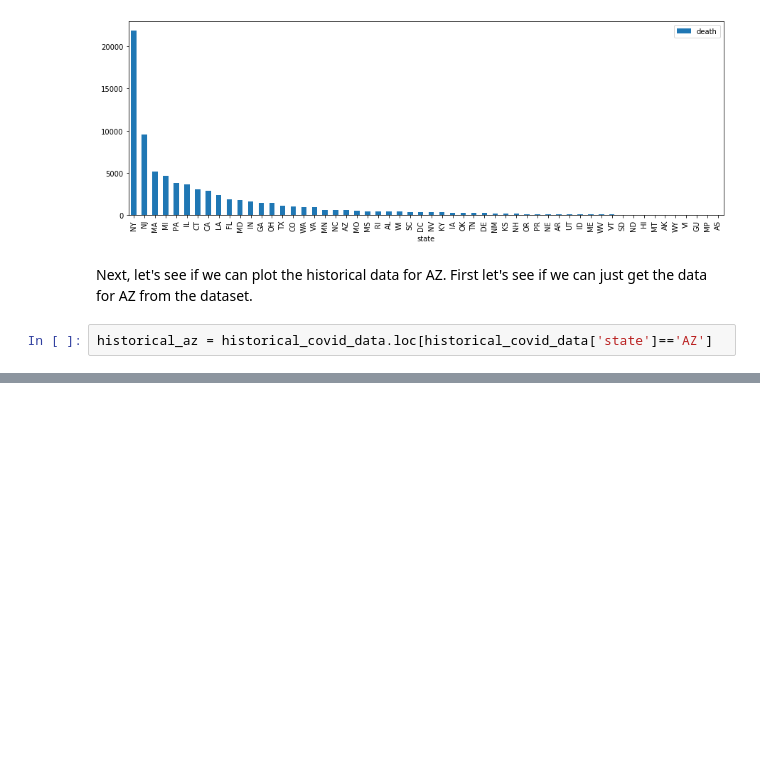
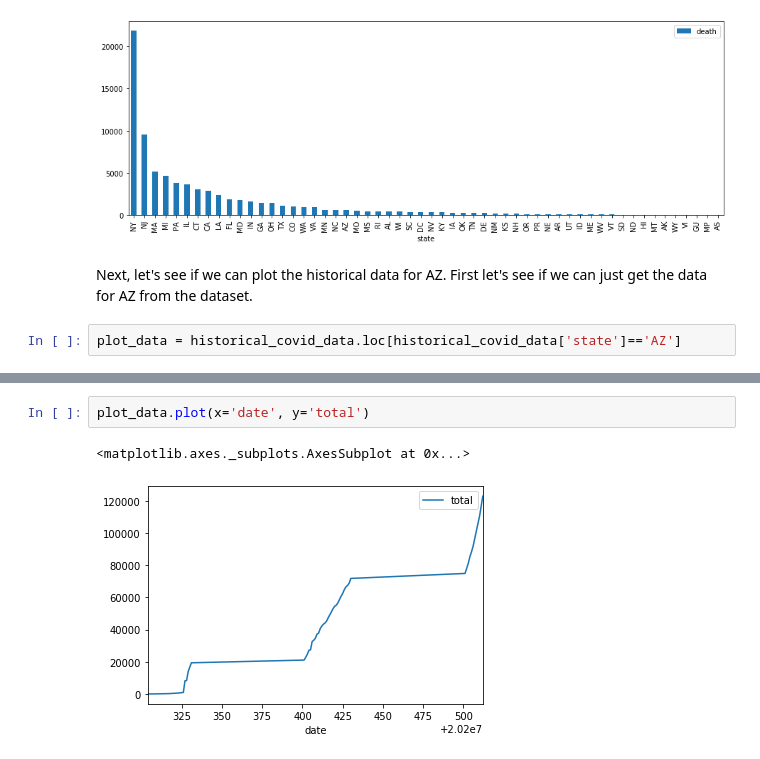
Before and after one commit to srinivasanprashant/Covid-19, a Jupyter notebook: covid-19-analysis.ipynb, the cells around one changed output, grey strips where cells are left out. Saved outputs shown, nothing was run; the diff lists cells and outputs as text; blank space fills up the shorter version.

```diff
--- a/covid-19-analysis.ipynb
+++ b/covid-19-analysis.ipynb
@@ -132,4 +132,4 @@ plot = covid_data.sort_values(by='death', ascending=False).plot.bar(y='death', x
 # %% [markdown]
 Next, let's see if we can plot the historical data for AZ. First let's see if we can just get the data for AZ from the dataset.
 # %%
-historical_az = historical_covid_data.loc[historical_covid_data['state']=='AZ']
+plot_data = historical_covid_data.loc[historical_covid_data['state']=='AZ']
@@ -135,0 +152,5 @@ historical_az = historical_covid_data.loc[historical_covid_data['state']=='AZ']
+# %%
+plot_data.plot(x='date', y='total')
+# %% [output]
+<matplotlib.axes._subplots.AxesSubplot at 0x...>
+[figure, added]
```
Also changed, not shown: parts of 5 cells of this notebook.
